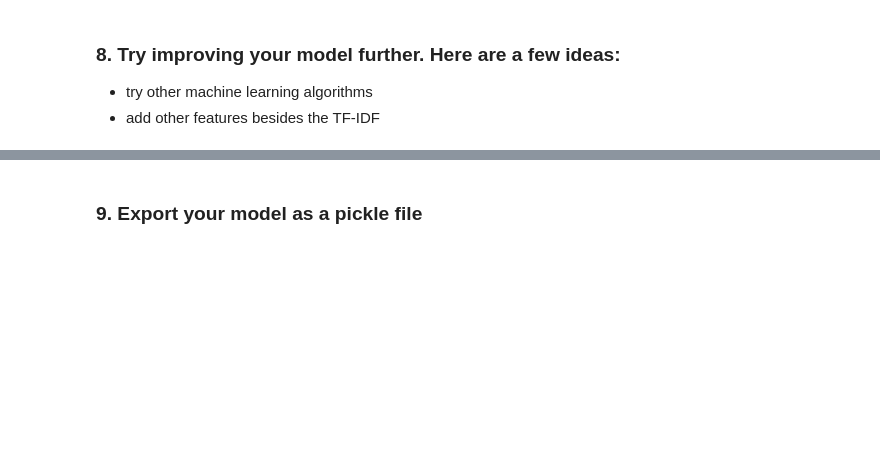
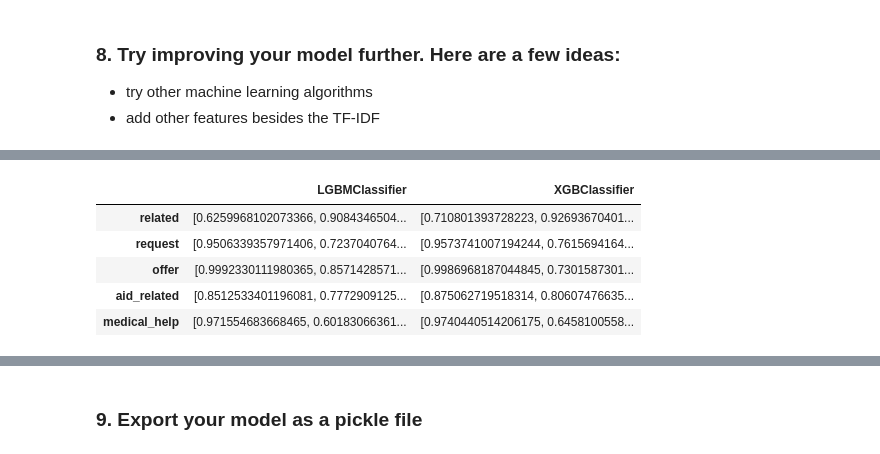
Before and after one commit to vpontello/disaster_response_pipeline, a Jupyter notebook: notebooks/ML_pipeline.ipynb, the cells around one changed output, grey strips where cells are left out. Saved outputs shown, nothing was run; the diff lists cells and outputs as text; code cells hidden in the pictures; blank space fills up the shorter version.

```diff
--- a/notebooks/ML_pipeline.ipynb
+++ b/notebooks/ML_pipeline.ipynb
@@ -85,12 +91,24 @@ tokenize(X.iloc[900])
 # %% [markdown]
 ### 3. Build a machine learning pipeline
 This machine pipeline should take in the `message` column as input and output classification results on the other 36 categories in the dataset. You may find the [MultiOutputClassifier](http://scikit-learn.org/stable/modules/generated/sklearn.multioutput.MultiOutputClassifier.html) helpful for predicting multiple target variables.
+# %%
+def build_pipelines(classifiers):
+    pipelines = {}
+    for algorithm,classifier in classifiers.items():
+        pipeline = Pipeline([
+            ('vect',CountVectorizer(tokenizer=tokenize)),
+            ('tfidf', TfidfTransformer(smooth_idf=False)),
+            ('clf',MultiOutputClassifier(classifier))
+        ])
+        pipelines[algorithm] = pipeline
+
+    return pipelines
 # %%
 def build_pipeline():
     pipeline = Pipeline([
         ('vect',CountVectorizer(tokenizer=tokenize)),
         ('tfidf', TfidfTransformer(smooth_idf=False)),
-        ('clf',MultiOutputClassifier(RandomForestClassifier()))
+        ('clf',MultiOutputClassifier(XGBClassifier()))
     ])
 
     return pipeline
@@ -228,0 +462,10 @@ KeyboardInterrupt:
+# %%
+df_performance = pd.DataFrame(d)
+df_performance.head()
+# %% [output]
+|  | LGBMClassifier | XGBClassifier |
+| related | [0.6259968102073366, 0.9084346504... | [0.710801393728223, 0.92693670401... |
+| request | [0.9506339357971406, 0.7237040764... | [0.9573741007194244, 0.7615694164... |
+| offer | [0.9992330111980365, 0.8571428571... | [0.9986968187044845, 0.7301587301... |
+| aid_related | [0.8512533401196081, 0.7772909125... | [0.875062719518314, 0.80607476635... |
+| medical_help | [0.971554683668465, 0.60183066361... | [0.9740440514206175, 0.6458100558... |
```
Also changed, not shown: parts of 11 cells of this notebook, 3 other files.
